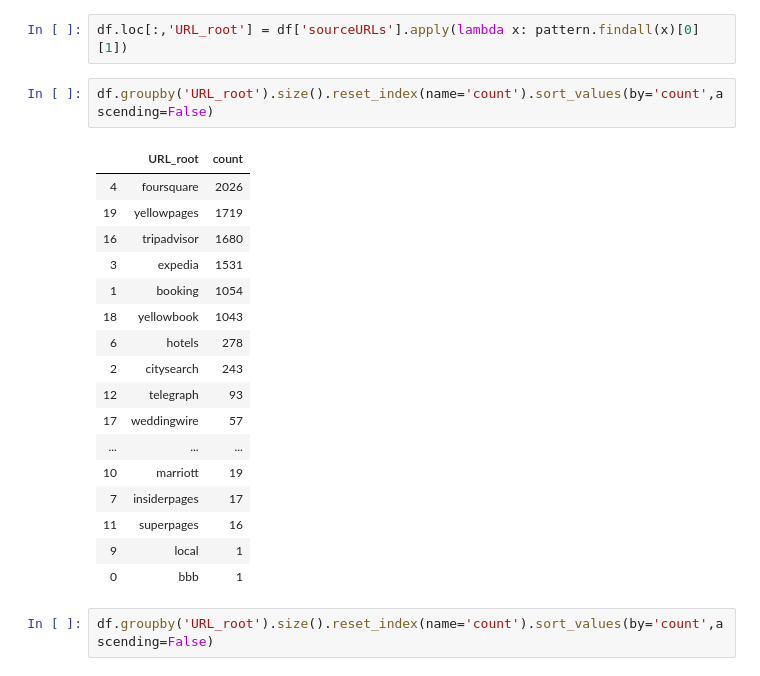
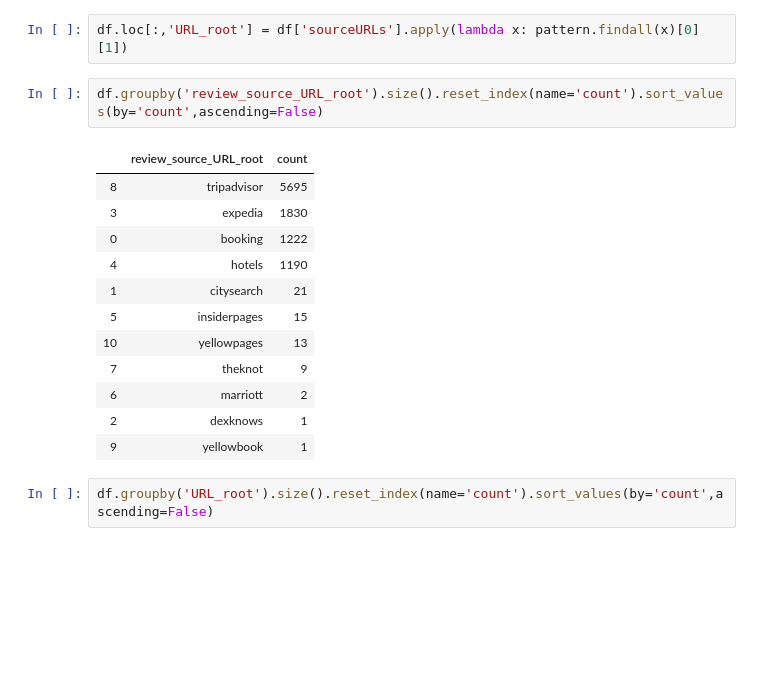
Before and after one commit to awesomeahi95/Hotel_Review_NLP, a Jupyter notebook: Technical_Report.ipynb, the cells around one changed output. Saved outputs shown, nothing was run; the diff lists cells and outputs as text; blank space fills up the shorter version.

Commit message:
assessing review sites for webscraping potential

```diff
--- a/Technical_Report.ipynb
+++ b/Technical_Report.ipynb
@@ -186,25 +187,20 @@ df.loc[:,'review_source_URL_root'] = df['reviews.sourceURLs'].apply(lambda x: pa
 # %%
 df.loc[:,'URL_root'] = df['sourceURLs'].apply(lambda x: pattern.findall(x)[0][1])
 # %%
-df.groupby('URL_root').size().reset_index(name='count').sort_values(by='count',ascending=False)
+df.groupby('review_source_URL_root').size().reset_index(name='count').sort_values(by='count',ascending=False)
 # %% [output]
-|  | URL_root | count |
-| 4 | foursquare | 2026 |
-| 19 | yellowpages | 1719 |
-| 16 | tripadvisor | 1680 |
-| 3 | expedia | 1531 |
-| 1 | booking | 1054 |
-| 18 | yellowbook | 1043 |
-| 6 | hotels | 278 |
-| 2 | citysearch | 243 |
-| 12 | telegraph | 93 |
-| 17 | weddingwire | 57 |
-| ... | ... | ... |
-| 10 | marriott | 19 |
-| 7 | insiderpages | 17 |
-| 11 | superpages | 16 |
-| 9 | local | 1 |
-| 0 | bbb | 1 |
+|  | review_source_URL_root | count |
+| 8 | tripadvisor | 5695 |
+| 3 | expedia | 1830 |
+| 0 | booking | 1222 |
+| 4 | hotels | 1190 |
+| 1 | citysearch | 21 |
+| 5 | insiderpages | 15 |
+| 10 | yellowpages | 13 |
+| 7 | theknot | 9 |
+| 6 | marriott | 2 |
+| 2 | dexknows | 1 |
+| 9 | yellowbook | 1 |
 # %%
 df.groupby('URL_root').size().reset_index(name='count').sort_values(by='count',ascending=False)
 # %% [output]
```
Also changed, not shown: parts of 22 cells of this notebook.
